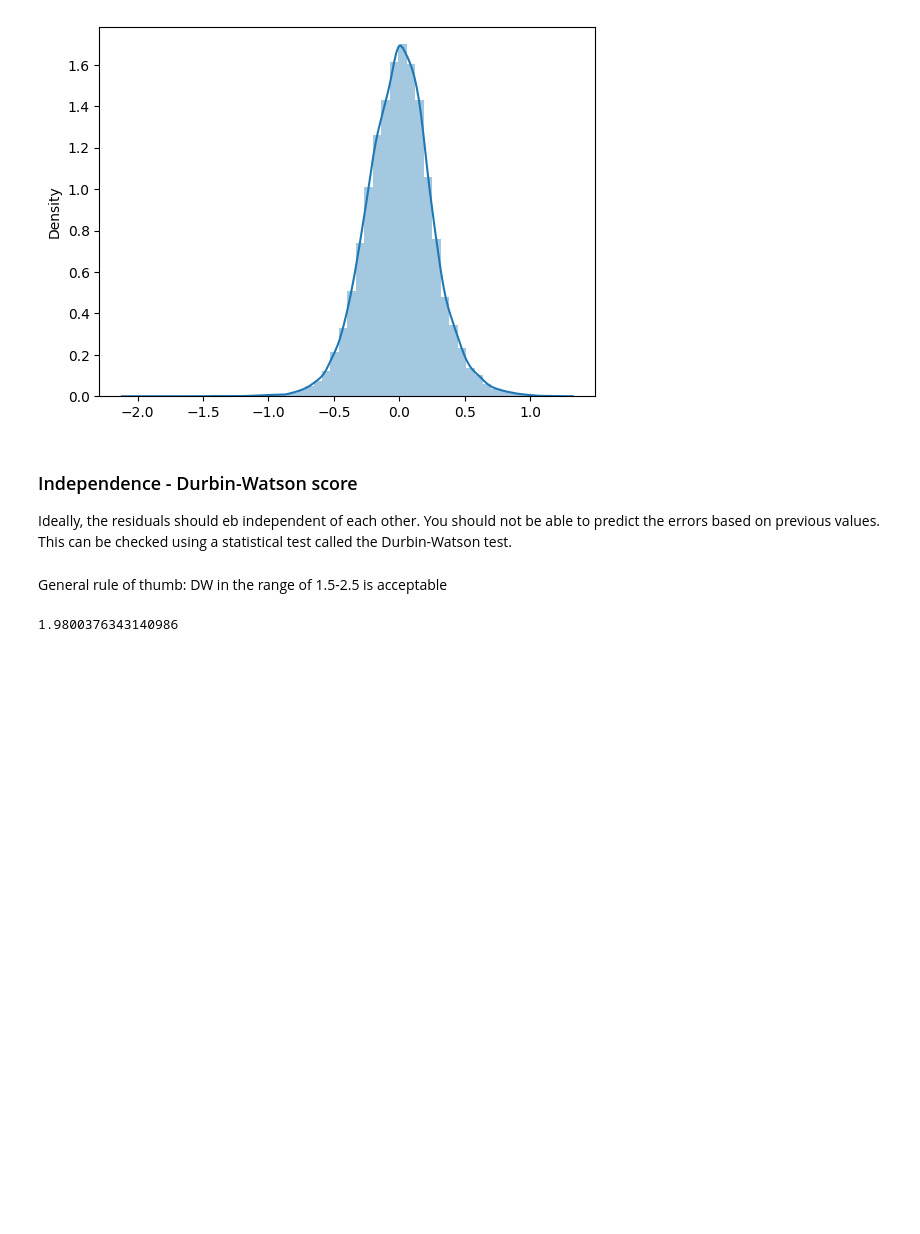
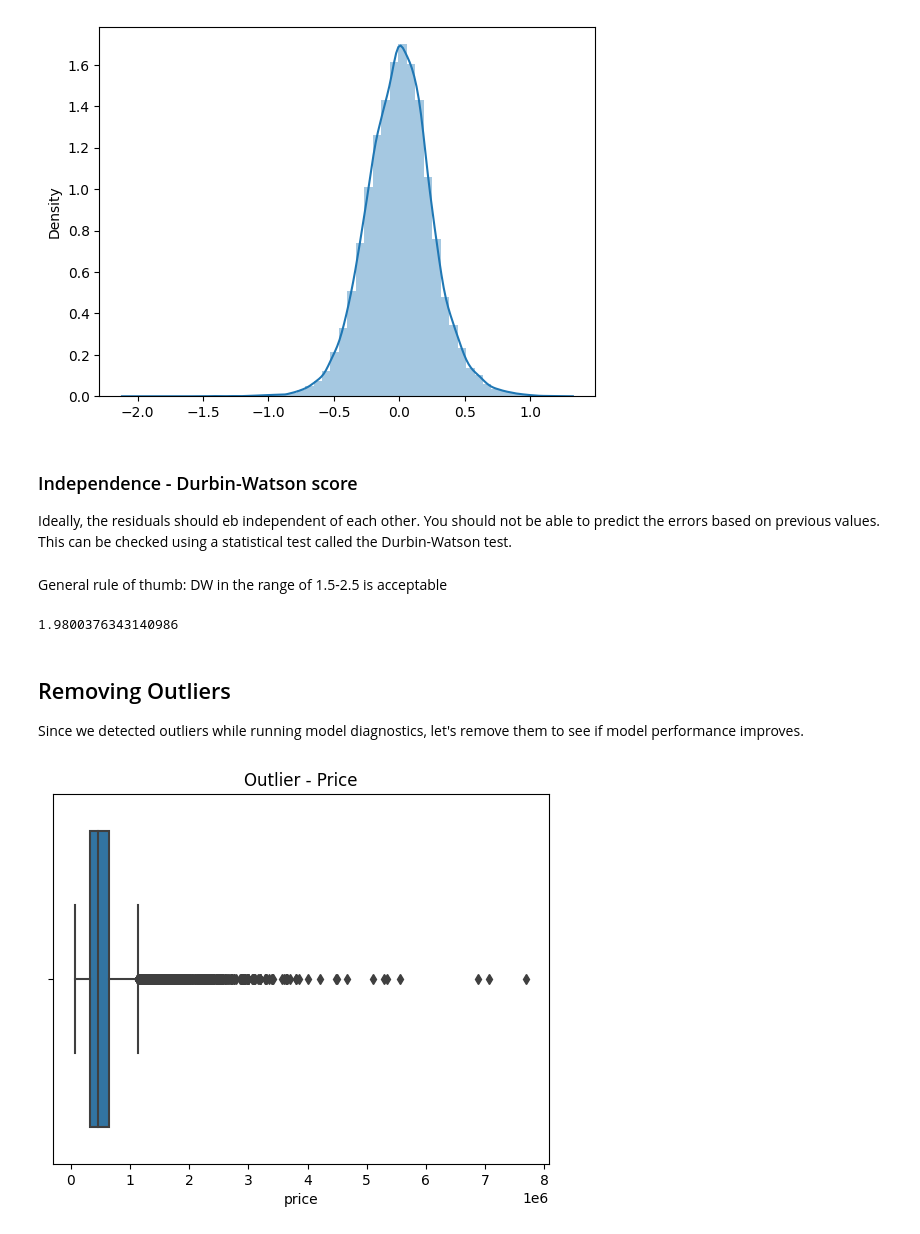
Before and after one commit to rahulakrish/linear_regression, a Jupyter notebook: notebook.ipynb, the cells around one changed output. Saved outputs shown, nothing was run; the diff lists cells and outputs as text; code cells hidden in the pictures; blank space fills up the shorter version.

Commit message:
modelled removing outliers

```diff
--- a/notebook.ipynb
+++ b/notebook.ipynb
@@ -733,3 +735,13 @@ from statsmodels.stats.stattools import durbin_watson
 durbin_watson(residuals)
 # %% [output]
 1.9800376343140986
+# %% [markdown]
+## Removing Outliers
+Since we detected outliers while running model diagnostics, let's remove them to see if model performance improves.
+# %%
+#boxplot to viz outliers in price
+fig,ax = plt.subplots()
+sns.boxplot(x=df['price'],ax=ax);
+ax.set_title('Outlier - Price');
+# %% [output]
+[figure, added]
```
Also changed, not shown: parts of 10 cells of this notebook.
